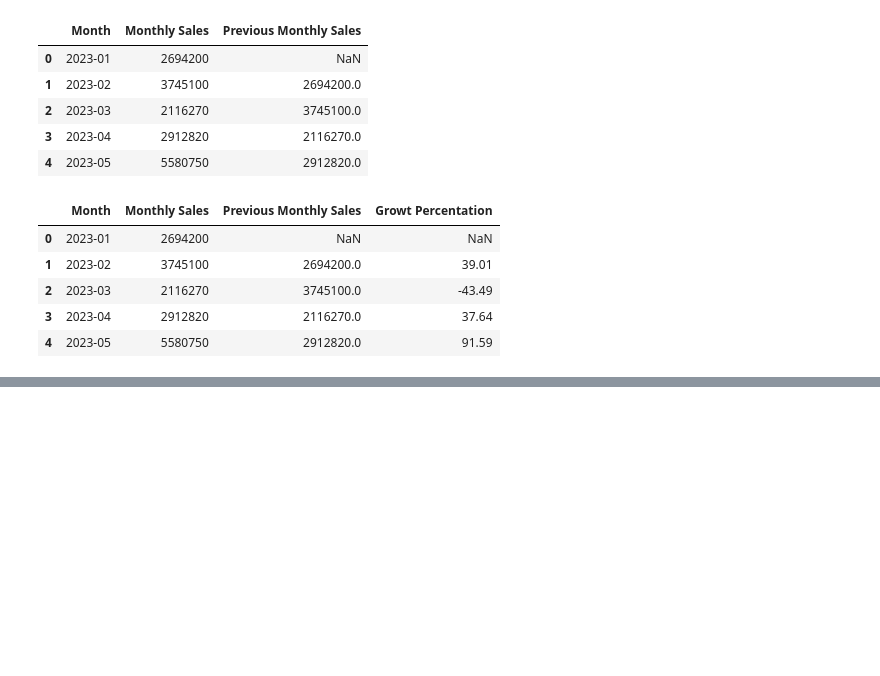
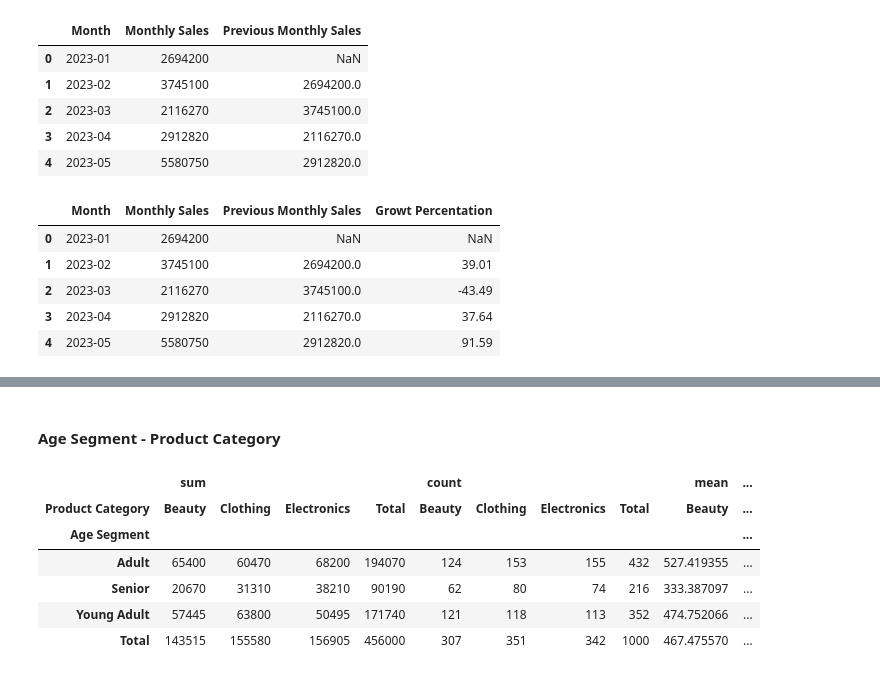
Before and after one commit to gracekaroma/analysis-of-sales-dataset, a Jupyter notebook: Sales Dataset Notebook.ipynb, the cells around one changed output, grey strips where cells are left out. Drawn from its saved outputs; the diff is of its cells as text; code cells hidden in the pictures; blank space fills up the shorter version.

Commit message:
Pivot table - Age Segment

```diff
--- a/Sales Dataset Notebook.ipynb
+++ b/Sales Dataset Notebook.ipynb
@@ -349,0 +383,21 @@ df_month.head()
+# %% [markdown]
+#### **Age Segment - Product Category**
+# %%
+# Product Category
+pd.pivot_table(
+    data=df_sales,
+    index=['Age Segment'],
+    values='Total Amount',
+    columns='Product Category',
+    aggfunc=['sum', 'count', 'mean'],
+    margins=True,
+    margins_name='Total'
+)
+# %% [output]
+|  | sum |  |  |  | count |  |  |  | mean | ... |
+| Product Category | Beauty | Clothing | Electronics | Total | Beauty | Clothing | Electronics | Total | Beauty | ... |
+| Age Segment |  |  |  |  |  |  |  |  |  | ... |
+| Adult | 65400 | 60470 | 68200 | 194070 | 124 | 153 | 155 | 432 | 527.419355 | ... |
+| Senior | 20670 | 31310 | 38210 | 90190 | 62 | 80 | 74 | 216 | 333.387097 | ... |
+| Young Adult | 57445 | 63800 | 50495 | 171740 | 121 | 118 | 113 | 352 | 474.752066 | ... |
+| Total | 143515 | 155580 | 156905 | 456000 | 307 | 351 | 342 | 1000 | 467.475570 | ... |
```
Also changed, not shown: parts of 8 cells of this notebook.
